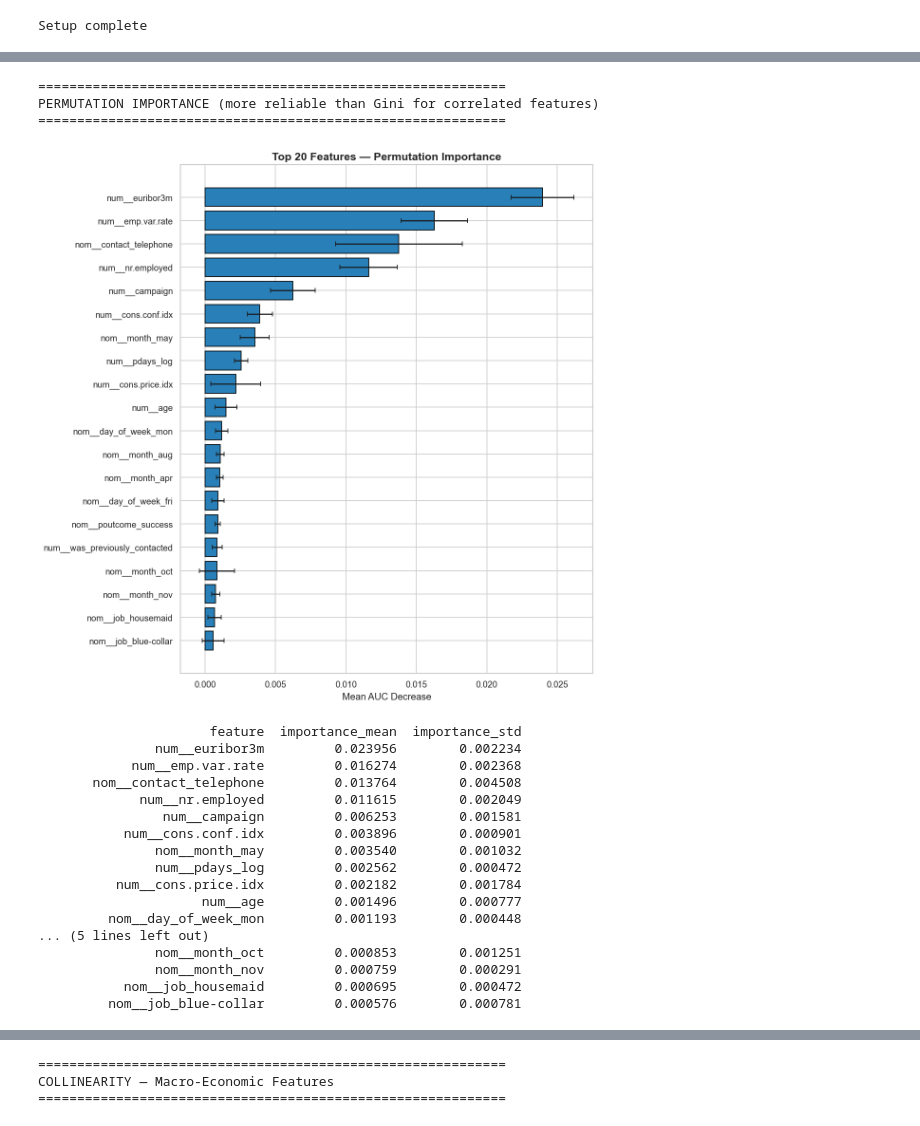
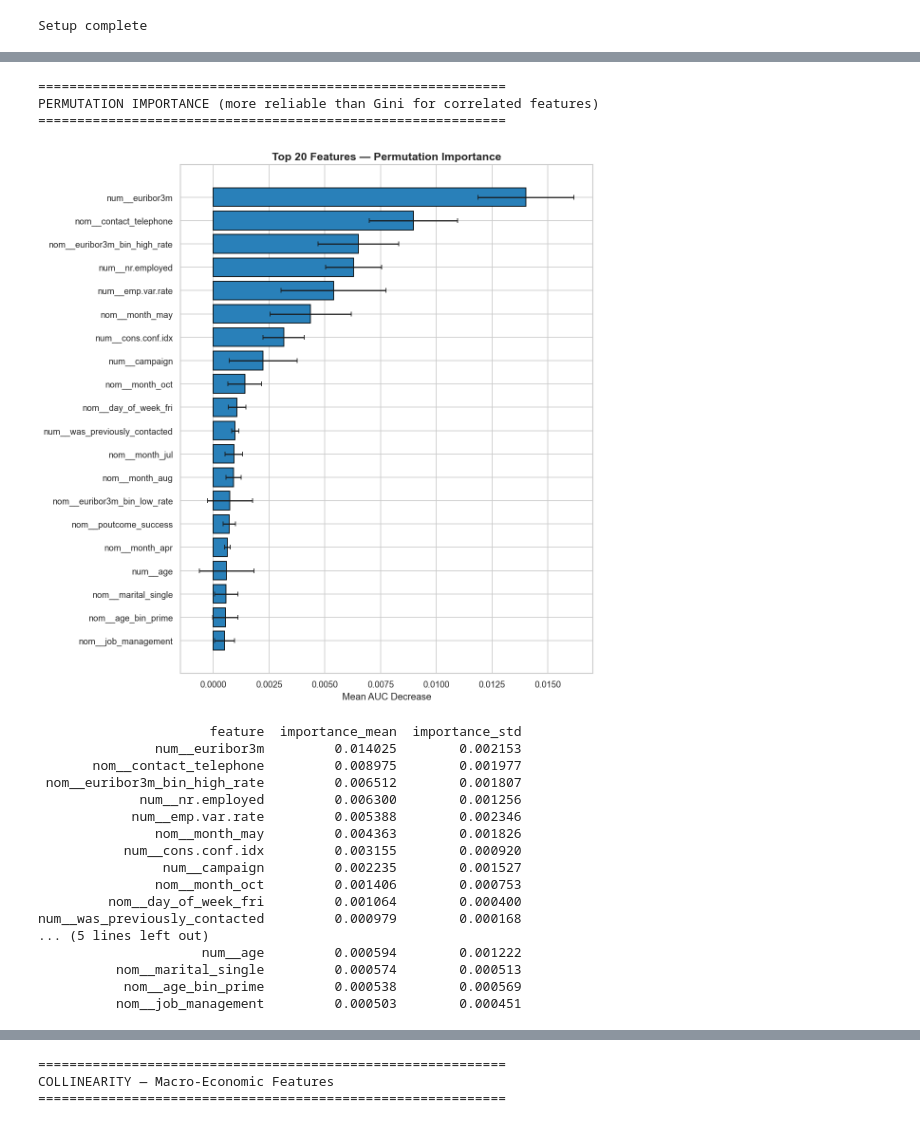
Before and after one commit to ashutosh-ranjan2611/DSI-Cohort8-ML-2, a Jupyter notebook: experiments/02_feature_engineering.ipynb, the cells around one changed output, grey strips where cells are left out. Cells and saved outputs as stored; diff of their text form; code cells hidden in the pictures.

```diff
--- a/experiments/02_feature_engineering.ipynb
+++ b/experiments/02_feature_engineering.ipynb
@@ -109,9 +109,9 @@ preprocessor = pipeline_demo.named_steps["preprocessor"]
 try:
     feature_names = preprocessor.get_feature_names_out()
 except Exception:
-    feature_names = [f"feature_{i}" for i in range(preprocessor.transform(
-        pipeline_demo.named_steps["pdays_transform"].transform(X_train[:1])
-    ).shape[1])]
+    _X_tmp = pipeline_demo.named_steps["pdays_transform"].transform(X_train[:1])
+    _X_tmp = pipeline_demo.named_steps["binning"].transform(_X_tmp)
+    feature_names = [f"feature_{i}" for i in range(preprocessor.transform(_X_tmp).shape[1])]
 
 print(f"Original features: {X_train.shape[1]}")
 print(f"Transformed features: {len(feature_names)}")
@@ -179,7 +181,7 @@ print("=" * 60)
 print("FEATURE IMPORTANCE — Random Forest (Gini Impurity)")
 print("=" * 60)
 
-rf_pipeline = build_full_pipeline(
+rf_pipeline = build_pipeline(
     RandomForestClassifier(
         n_estimators=300, max_depth=12, class_weight="balanced",
         random_state=42, n_jobs=-1
@@ -237,53 +239,54 @@ print("=" * 60)
 
 # Get transformed validation data
 X_val_pdays = pipeline_demo.named_steps["pdays_transform"].transform(X_val)
-X_val_encoded = preprocessor.transform(X_val_pdays)
+X_val_binned = pipeline_demo.named_steps["binning"].transform(X_val_pdays)
+X_val_encoded = preprocessor.transform(X_val_binned)
 
 perm_importance = permutation_importance(
     rf_model, X_val_encoded, y_val,
     n_repeats=10, random_state=42, n_jobs=-1, scoring="roc_auc"
 )
 
 perm_df = pd.DataFrame({
     "feature": feature_names,
     "importance_mean": perm_importance.importances_mean,
     "importance_std": perm_importance.importances_std,
 }).sort_values("importance_mean", ascending=False)
 
 fig, ax = plt.subplots(figsize=(10, 10))
 top_20_perm = perm_df.head(20)
 ax.barh(top_20_perm["feature"], top_20_perm["importance_mean"],
         xerr=top_20_perm["importance_std"], color="#2980b9", edgecolor="black", capsize=3)
 ax.set_xlabel("Mean AUC Decrease")
 ax.set_title("Top 20 Features — Permutation Importance", fontsize=14, fontweight="bold")
 ax.invert_yaxis()
 plt.tight_layout()
 plt.savefig(FIGURES_DIR / "permutation_importance.png", bbox_inches="tight")
 plt.show()
 
 print(perm_df.head(20).to_string(index=False))
 # %% [output]
 ============================================================
 PERMUTATION IMPORTANCE (more reliable than Gini for correlated features)
 ============================================================
-[figure, old version]
+[figure, new version]
                       feature  importance_mean  importance_std
-               num__euribor3m         0.023956        0.002234
-            num__emp.var.rate         0.016274        0.002368
-       nom__contact_telephone         0.013764        0.004508
-             num__nr.employed         0.011615        0.002049
-                num__campaign         0.006253        0.001581
-           num__cons.conf.idx         0.003896        0.000901
-               nom__month_may         0.003540        0.001032
-               num__pdays_log         0.002562        0.000472
-          num__cons.price.idx         0.002182        0.001784
-                     num__age         0.001496        0.000777
-         nom__day_of_week_mon         0.001193        0.000448
+               num__euribor3m         0.014025        0.002153
+       nom__contact_telephone         0.008975        0.001977
+ nom__euribor3m_bin_high_rate         0.006512        0.001807
+             num__nr.employed         0.006300        0.001256
+            num__emp.var.rate         0.005388        0.002346
+               nom__month_may         0.004363        0.001826
+           num__cons.conf.idx         0.003155        0.000920
+                num__campaign         0.002235        0.001527
+               nom__month_oct         0.001406        0.000753
+         nom__day_of_week_fri         0.001064        0.000400
+num__was_previously_contacted         0.000979        0.000168
 ... (5 lines left out)
-               nom__month_oct         0.000853        0.001251
-               nom__month_nov         0.000759        0.000291
-           nom__job_housemaid         0.000695        0.000472
-         nom__job_blue-collar         0.000576        0.000781
+                     num__age         0.000594        0.001222
+          nom__marital_single         0.000574        0.000513
+           nom__age_bin_prime         0.000538        0.000569
+          nom__job_management         0.000503        0.000451
 # %%
 # === CELL 8: Feature Selection — SelectKBest ===
 print("=" * 60)
```
Also changed, not shown: parts of 7 cells of this notebook, 29 other files.
